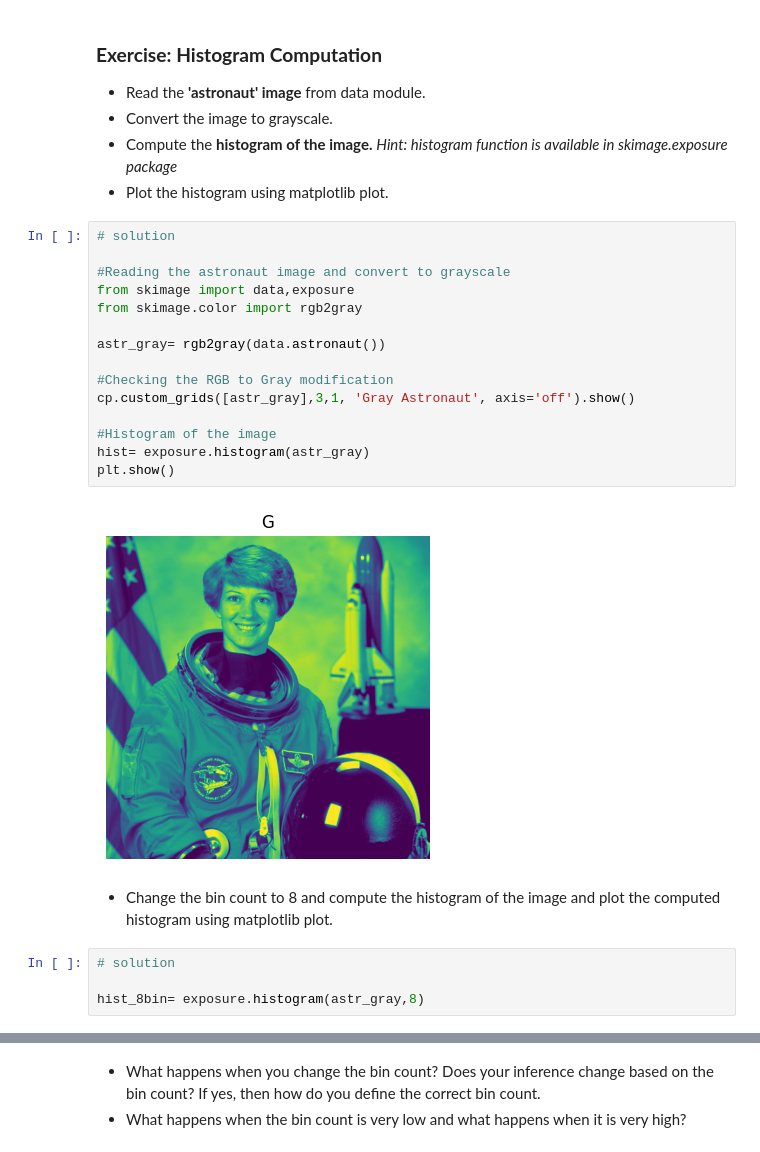
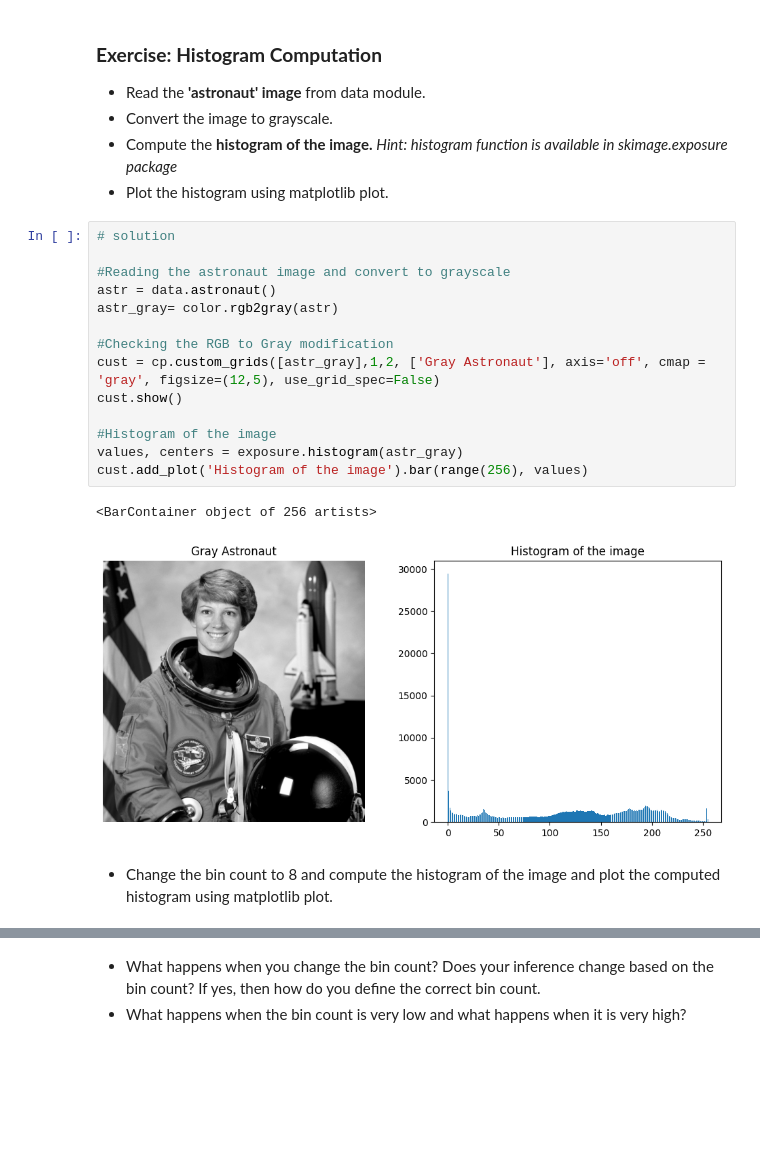
Before and after one commit to MarioROT/CV-MAI, a Jupyter notebook: Session 2/image_operators_and_filters.ipynb, the cells around one changed output, grey strips where cells are left out. Saved outputs shown, nothing was run; the diff lists cells and outputs as text; blank space fills up the shorter version.

```diff
--- a/Session 2/image_operators_and_filters.ipynb
+++ b/Session 2/image_operators_and_filters.ipynb
@@ -167,23 +171,19 @@ cp.custom_grids([coat, model, model_coat, model_t1, model_t2, model_t3], 1, 6, [
 # %%
 # solution
 
 #Reading the astronaut image and convert to grayscale
-from skimage import data,exposure
-from skimage.color import rgb2gray
-
-astr_gray= rgb2gray(data.astronaut())
+astr = data.astronaut()
+astr_gray= color.rgb2gray(astr)
 
 #Checking the RGB to Gray modification
-cp.custom_grids([astr_gray],3,1, 'Gray Astronaut', axis='off').show()
+cust = cp.custom_grids([astr_gray],1,2, ['Gray Astronaut'], axis='off', cmap = 'gray', figsize=(12,5), use_grid_spec=False)
+cust.show()
 
 #Histogram of the image
-hist= exposure.histogram(astr_gray)
-plt.show()
+values, centers = exposure.histogram(astr_gray)
+cust.add_plot('Histogram of the image').bar(range(256), values)
 # %% [output]
+<BarContainer object of 256 artists>
-[figure, old version]
+[figure, new version]
 # %% [markdown]
 *   Change the bin count to 8 and compute the histogram of the image and plot the computed histogram using matplotlib plot.
-# %%
-# solution
-
-hist_8bin= exposure.histogram(astr_gray,8)
```
Also changed, not shown: parts of 5 cells of this notebook.
